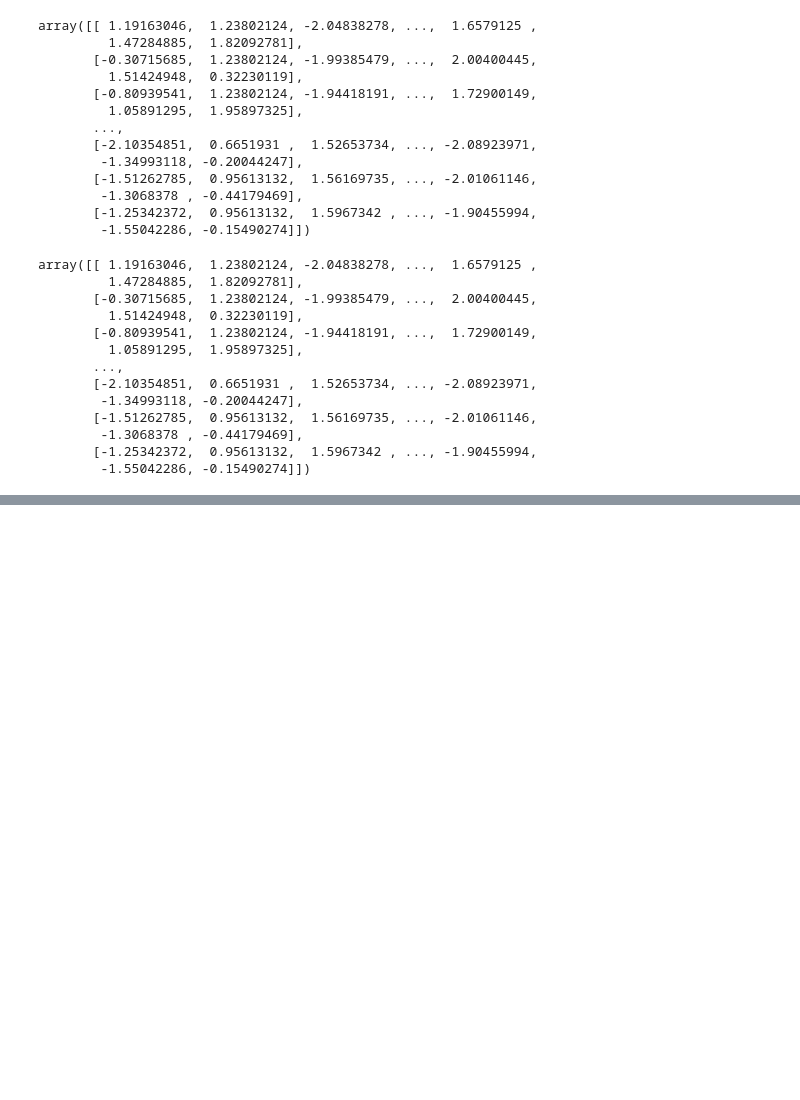
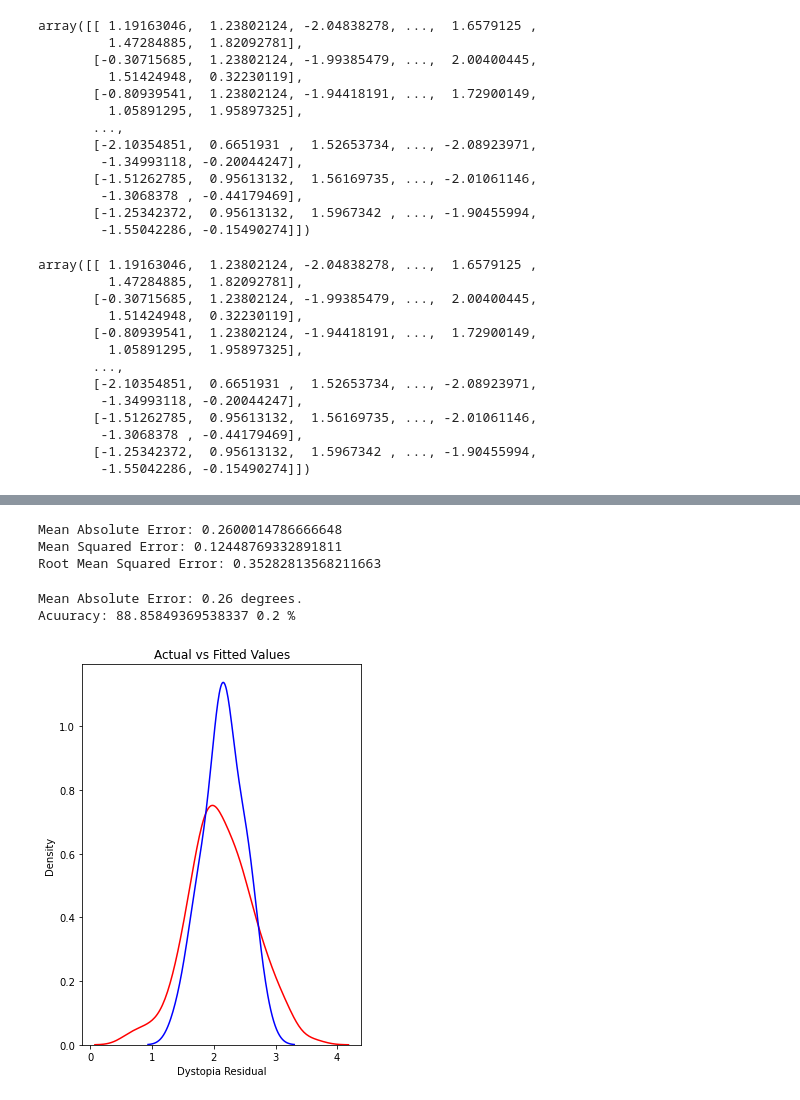
Before and after one commit to GaraHimabindu/datatrained, a Jupyter notebook: world happiness project.ipynb, the cells around one changed output, grey strips where cells are left out. Cells and saved outputs as stored; diff of their text form; code cells hidden in the pictures; blank space fills up the shorter version.

```diff
--- a/world happiness project.ipynb
+++ b/world happiness project.ipynb
@@ -550,0 +530,4 @@ NameError: name 'pred_test' is not defined
+# %%
+from sklearn.ensemble import RandomForestRegressor
+regressor=RandomForestRegressor(n_estimators= 1000,random_state=42)
+regressor.fit(x_train, y_train)
@@ -550,0 +536,2 @@ NameError: name 'pred_test' is not defined
+# %%
+y_pred=regressor.predict(x_test)
@@ -550,0 +559,28 @@ NameError: name 'pred_test' is not defined
+# %%
+from sklearn import metrics
+print('Mean Absolute Error:', metrics.mean_absolute_error(y_test,y_pred))
+print('Mean Squared Error:', metrics.mean_squared_error(y_test,y_pred))
+print('Root Mean Squared Error:', np.sqrt(metrics.mean_squared_error(y_test,y_pred)))
+# %% [output]
+Mean Absolute Error: 0.2600014786666648
+Mean Squared Error: 0.12448769332891811
+Root Mean Squared Error: 0.35282813568211663
+# %%
+errors=abs(y_pred-y_test)
+print('Mean Absolute Error:', round(np.mean(errors),2), 'degrees.')
+mape=100*(errors/y_test)
+accuracy=100-np.mean(mape)
+print("Acuuracy:", accuracy,.2, '%')
+# %% [output]
+Mean Absolute Error: 0.26 degrees.
+Acuuracy: 88.85849369538337 0.2 %
+# %%
+import seaborn as sns
+plt.figure(figsize=(5,7))
+ax=sns.distplot(y, hist=False, color="r", label="Actual Value")
+sns.distplot(y_pred, hist=False, color="b", label="Fitted Values", ax=ax)
+plt.title('Actual vs Fitted Values')
+plt.show()
+plt.close()
+# %% [output]
+[figure, added]
```
Also changed, not shown: parts of 15 cells of this notebook.
